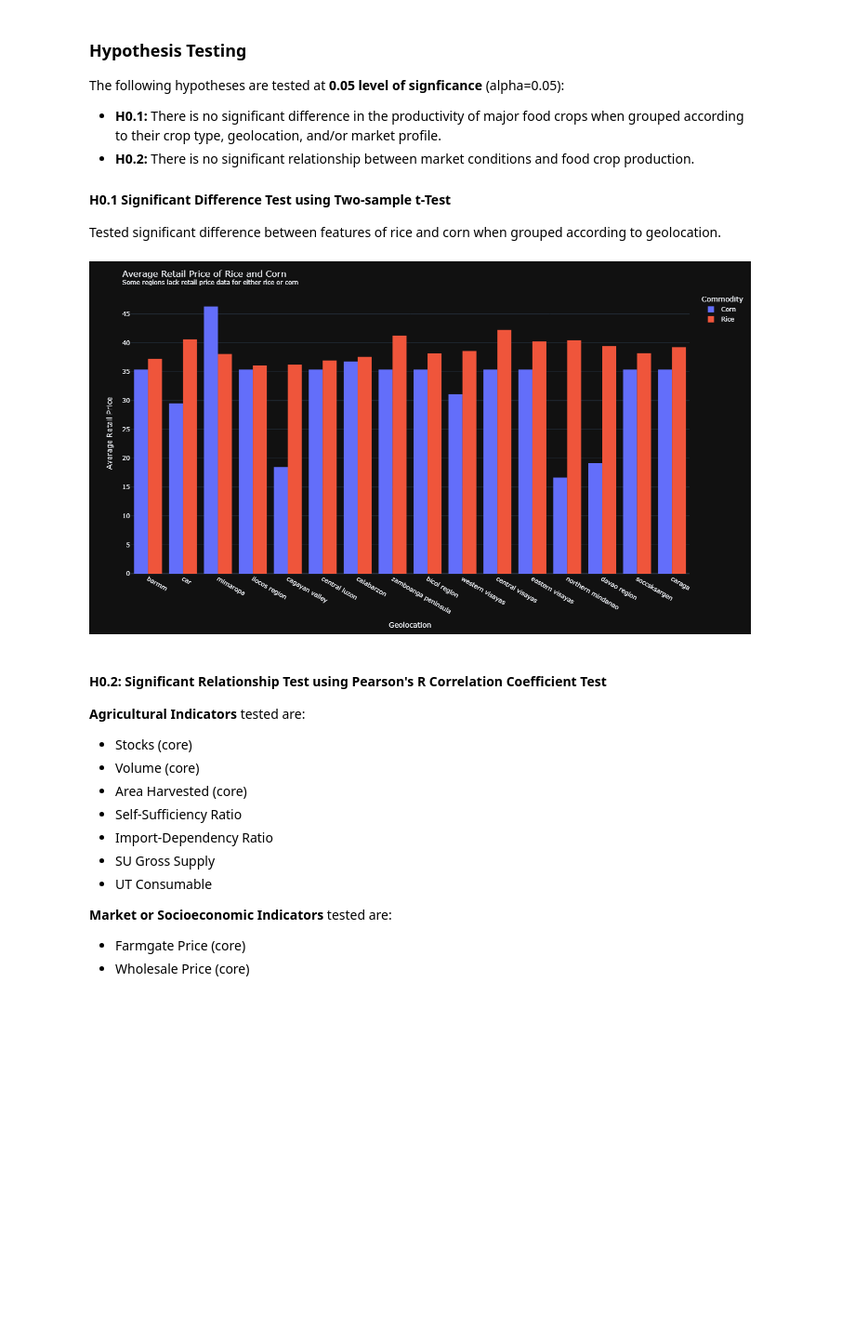
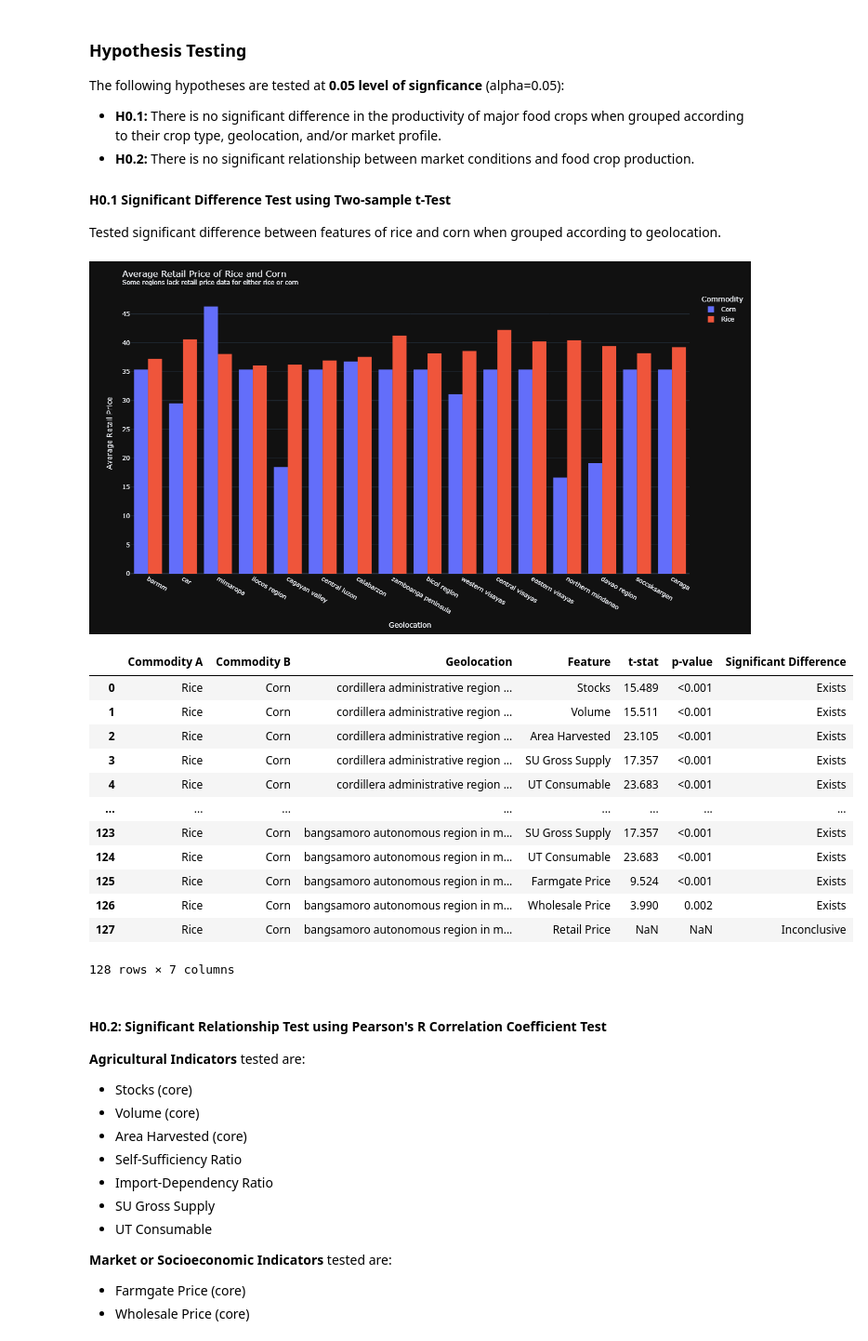
Before and after one commit to Bourbon-Rye/Baesian-Cropability, a Jupyter notebook: data_exploration.ipynb, the cells around one changed output. Shown at 93% size. Saved outputs shown, nothing was run; the diff lists cells and outputs as text; code cells hidden in the pictures; blank space fills up the shorter version.

Commit message:
Changed SigDiff to Significant Difference in hypo1 table

```diff
--- a/data_exploration.ipynb
+++ b/data_exploration.ipynb
@@ -678,34 +678,49 @@ fig_to_png(fig, "plots/annual-regional/ALL_bar_retail-loc.png")
 
 # Agrimarket Indicators for Annual-Regional Data
 # Is there a signficant difference between the observations' <indicator> when grouped according to <category>?
 # Exclude import-dependency and self-sufficiency ratios, and exlude other National Level Period (CPI, RPI, Inflation) indicators
 tdf = pd.concat([df.iloc[:, 0:6], df.iloc[:, 8:13]], axis=1)
 tdf = tdf[tdf.Geolocation != "philippines"]
 alpha = 0.05
 
 rice = tdf[tdf["Commodity"] == "Rice"]
 corn = tdf[tdf["Commodity"] == "Corn"]
-results = pd.DataFrame(columns=["Commodity A", "Commodity B", "Geolocation", "Feature", "t-stat", "p-value", "SigDiff"])
+results = pd.DataFrame(columns=["Commodity A", "Commodity B", "Geolocation", "Feature",
+                                "t-stat", "p-value", "Significant Difference"])
 for loc in tdf["Geolocation"].unique():
     rice_loc = rice[rice["Geolocation"] == loc]
     corn_loc = corn[corn["Geolocation"] == loc]
     for var in tdf.columns[3:]:
         rice_var = rice_loc[var].dropna()
         corn_var = corn_loc[var].dropna()
 
         # Perform the t-test:
         t_stat, p_value = stats.ttest_ind(rice_var, corn_var)
 
         # Interpret the results:
         if p_value < alpha:
             results.loc[len(results.index)] = ["Rice", "Corn", loc, var, round(t_stat,3), p_report(p_value), "Exists"]
         else:
             report = "Inconclusive" if p_report(p_value) is np.nan else "Does not exist"
             results.loc[len(results.index)] = ["Rice", "Corn", loc, var, round(t_stat,3), p_report(p_value), report]
 
 results.to_html("results/hypothesis1.html", index=False)
+results
 # %% [output]
 [figure]
+|  | Commodity A | Commodity B | Geolocation | Feature | t-stat | p-value | Significant Difference |
+| 0 | Rice | Corn | cordillera administrative region ... | Stocks | 15.489 | <0.001 | Exists |
+| 1 | Rice | Corn | cordillera administrative region ... | Volume | 15.511 | <0.001 | Exists |
+| 2 | Rice | Corn | cordillera administrative region ... | Area Harvested | 23.105 | <0.001 | Exists |
+| 3 | Rice | Corn | cordillera administrative region ... | SU Gross Supply | 17.357 | <0.001 | Exists |
+| 4 | Rice | Corn | cordillera administrative region ... | UT Consumable | 23.683 | <0.001 | Exists |
+| ... | ... | ... | ... | ... | ... | ... | ... |
+| 123 | Rice | Corn | bangsamoro autonomous region in m... | SU Gross Supply | 17.357 | <0.001 | Exists |
+| 124 | Rice | Corn | bangsamoro autonomous region in m... | UT Consumable | 23.683 | <0.001 | Exists |
+| 125 | Rice | Corn | bangsamoro autonomous region in m... | Farmgate Price | 9.524 | <0.001 | Exists |
+| 126 | Rice | Corn | bangsamoro autonomous region in m... | Wholesale Price | 3.990 | 0.002 | Exists |
+| 127 | Rice | Corn | bangsamoro autonomous region in m... | Retail Price | NaN | NaN | Inconclusive |
+128 rows × 7 columns
 # %% [markdown]
 #### H0.2: Significant Relationship Test using Pearson's R Correlation Coefficient Test
 
```
Also changed, not shown: 1 other file.
